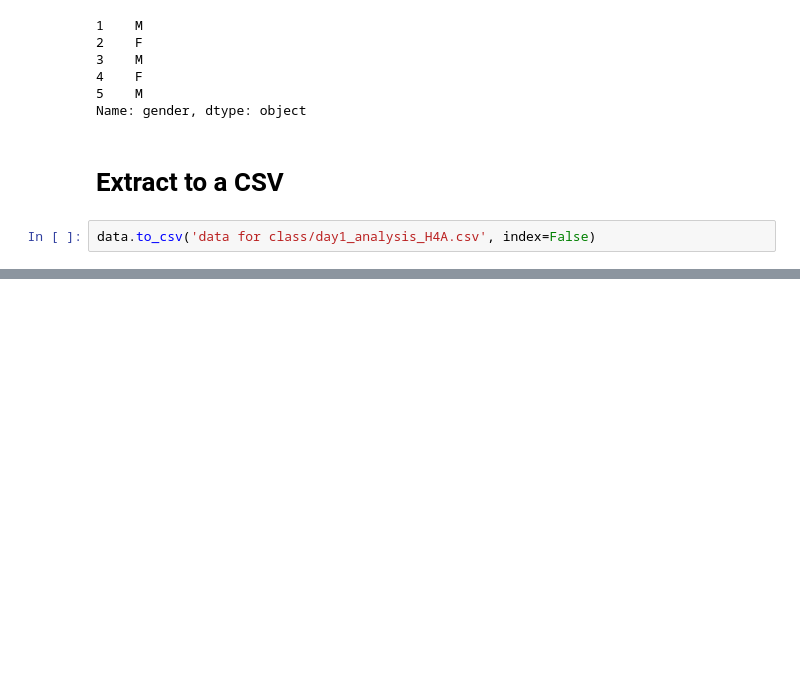
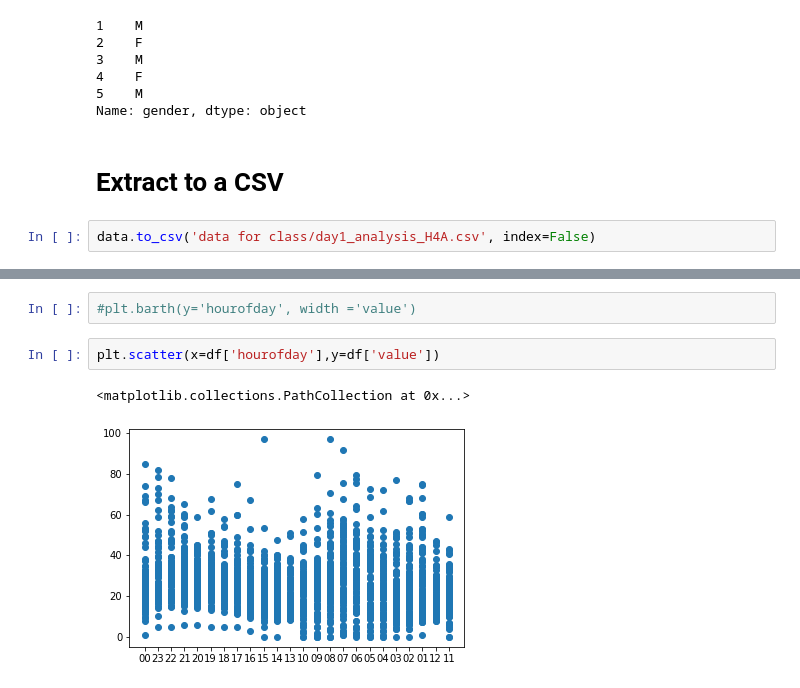
Before and after one commit to siandav/cosferlabwork, a Jupyter notebook: Jupyter/Week1/Day2 H4A_analysis_1.ipynb, the cells around one changed output, grey strips where cells are left out. Cells and saved outputs as stored; diff of their text form; blank space fills up the shorter version.

```diff
--- a/Jupyter/Week1/Day2 H4A_analysis_1.ipynb
+++ b/Jupyter/Week1/Day2 H4A_analysis_1.ipynb
@@ -561,0 +1021,7 @@ data.to_csv('data for class/day1_analysis_H4A.csv', index=False)
+# %%
+#plt.barth(y='hourofday', width ='value')
+# %%
+plt.scatter(x=df['hourofday'],y=df['value'])
+# %% [output]
+<matplotlib.collections.PathCollection at 0x...>
+[figure, added]
```
Also changed, not shown: parts of 71 cells of this notebook, 7 other files.
